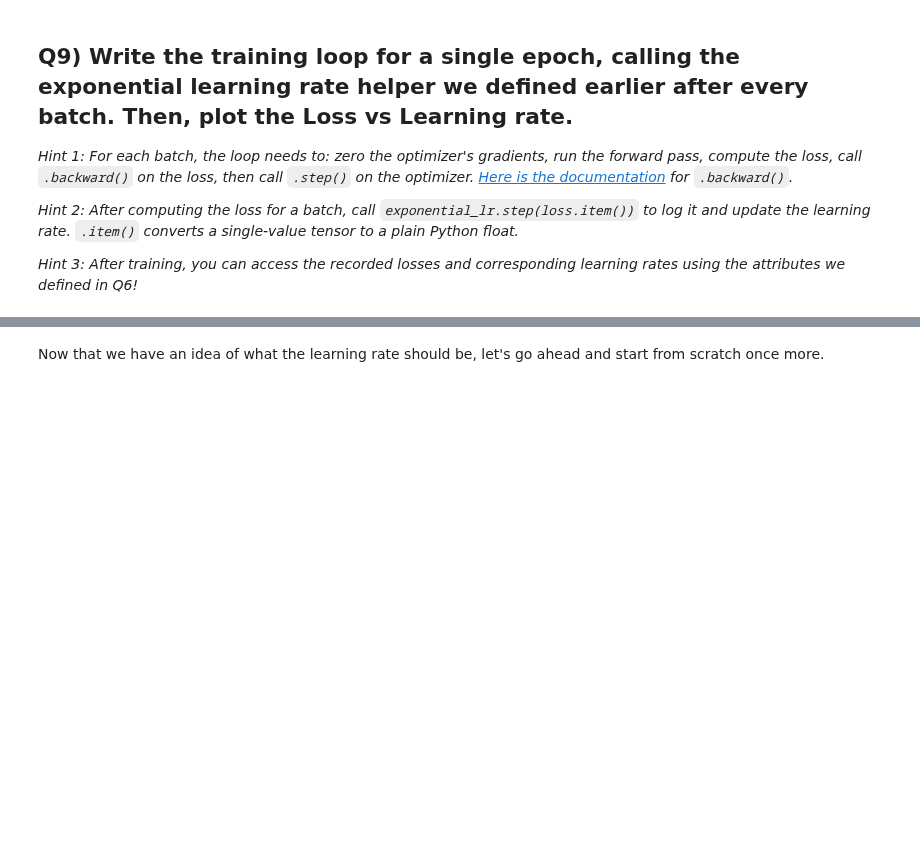
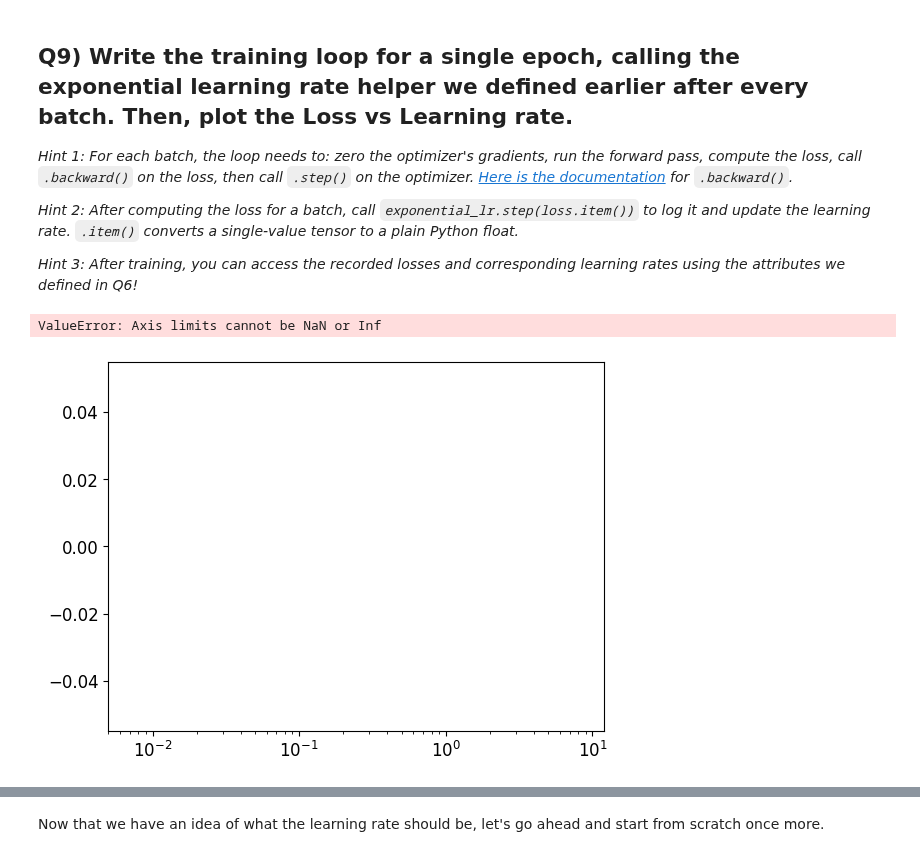
Before and after one commit to Sbindola/2026_MLEES_book, a Jupyter notebook: LABS/part-III/5.2-artificial-neural-networks-with-pytorch-exercises.ipynb, the cells around one changed output, grey strips where cells are left out. Saved outputs shown, nothing was run; the diff lists cells and outputs as text; code cells hidden in the pictures; blank space fills up the shorter version.

```diff
--- a/LABS/part-III/5.2-artificial-neural-networks-with-pytorch-exercises.ipynb
+++ b/LABS/part-III/5.2-artificial-neural-networks-with-pytorch-exercises.ipynb
@@ -259,12 +268,14 @@ Let's make a simple neural network model using PyTorch. For this, we will rely o
 *Hint 4: Unlike Keras, PyTorch's `nn.CrossEntropyLoss` (which we'll use to compile the model) expects raw scores (logits), not probabilities — so the output layer should NOT have a softmax activation. Leave the final layer as a plain `nn.Linear`, with the number of units set to the number of classes (e.g., the number of different digits in the MNIST dataset: 10).*
 # %%
 # Create your model! Feel free to use our outline, or make your own from scratch
-
-model = nn.___(  # call the sequential model class
-                            ___,  # 1st Layer
-                            ___,  # 2nd Layer
-                            ___,  # 3rd Layer
-                            ___) # 4th Layer
+model = nn.Sequential(
+    nn.Flatten(),               # 1st Layer: Flatten the 28x28 images to 784 vectors
+    nn.Linear(784, 300),        # 2nd Layer: Dense layer with 300 units
+    nn.ReLU(),                  # Activation for 2nd Layer
+    nn.Linear(300, 100),        # 3rd Layer: Dense layer with 100 units
+    nn.ReLU(),                  # Activation for 3rd Layer
+    nn.Linear(100, 10)          # 4th Layer: Output layer with 10 units (logits)
+)
 # %% [markdown]
 Now that we have a model defined, PyTorch has no single `.compile()` method like Keras — instead, we create the loss function, the optimizer, and the evaluation metric as separate objects:
 
@@ -280,6 +291,6 @@ Now that we have a model defined, PyTorch has no single `.compile()` method like
 
 *Hint 3: [Here is the documentation](https://lightning.ai/docs/torchmetrics/stable/classification/accuracy.html) for the accuracy metric implementation in the `torchmetrics` library. You'll want `torchmetrics.Accuracy(task="multiclass", num_classes=10)`.*
 # %%
-___ = nn.___() # Set the loss function
-___ = torch.optim.___(___.parameters(), lr=___) # Set the optimizer and learning rate
-___ = torchmetrics.___(task="___", num_classes=___) # Set the accuracy metric
+lf = nn.CrossEntropyLoss()  # Set the loss function
+opt = torch.optim.SGD(model.parameters(), lr=0.001) # Set the optimizer and learning rate
+accuracy = torchmetrics.Accuracy(task="multiclass", num_classes=10) # Set the accuracy metric
@@ -288,3 +297,5 @@ exponential_lr = _____(_____, factor=____)
+# %%
+exponential_lr = ExponentialLR(opt, factor=1.005)
 # %% [markdown]
 PyTorch also has no built-in `.fit()` — training happens in an explicit loop over batches, supplied by a [`DataLoader`](https://docs.pytorch.org/docs/stable/data.html#torch.utils.data.DataLoader). Let's wrap our normalized training tensors accordingly before going any further.
 # %%
@@ -305,39 +316,42 @@ Let's go ahead and train the model for a single epoch.
 *Hint 3: After training, you can access the recorded losses and corresponding learning rates using the attributes we defined in Q6!*
 # %%
 for X_batch, y_batch in train_loader:
-    ___.___()  # zero the gradients
-    y_pred = ___(___)  # forward pass
-    loss = ___(___, ___)  # compute the loss
-    ___.___()  # backward pass
-    ___.___()  # update the weights
-    exponential_lr.___(___.___())  # log and update the learning rate
+    opt.zero_grad()  # zero the gradients
+    y_pred = model(X_batch)  # forward pass
+    loss = lf(y_pred, y_batch)  # compute the loss
+    loss.backward()  # backward pass
+    opt.step()  # update the weights
+    exponential_lr.step(loss.item())  # log and update the learning rate
 # %%
 # Plotting
 fig, ax = plt.subplots()
 
-ax.plot(___.___, # learning rates
-        ___.___) # losses
+ax.plot(exponential_lr.learning_rates, # learning rates
+        exponential_lr.losses) # losses
 
 # Define a tuple with (min_learning_rate, max_learn_rate)
-x_limits = ( min(___.___), max(___.___) )
+x_limits = ( min(exponential_lr.learning_rates), max(exponential_lr.learning_rates) )
 
 # Set the xscale to logarithmic
 ax.set_xscale('log')
 
 # Draw a horizontal line at the minimum loss value
-ax.hlines(min(____.___), #Find the minimum loss value to draw a horizontal line
+ax.hlines(min(exponential_lr.losses), #Find the minimum loss value to draw a horizontal line
           *x_limits, # the star unpacks x_limits to the expected num of args
           'g')
 
 # Set the limits for drawing the curves
 ax.set_xlim(x_limits)
-ax.set_ylim(0, ____) # use the initial loss as the top y boundary
+ax.set_ylim(0, exponential_lr.losses[0]) # use the initial loss as the top y boundary
 
 # Display gridlines to see better
 ax.grid(which='both')
 
 ax.set_xlabel("Learning rate")
 ax.set_ylabel("Loss")
+# %% [output]
+ValueError: Axis limits cannot be NaN or Inf
+[figure, added]
 # %% [markdown]
 If you used the architecture we defined above with the learning rate we defined above, you should produce a graph similar to this one:
 
```
Also changed, not shown: parts of 7 cells of this notebook.
